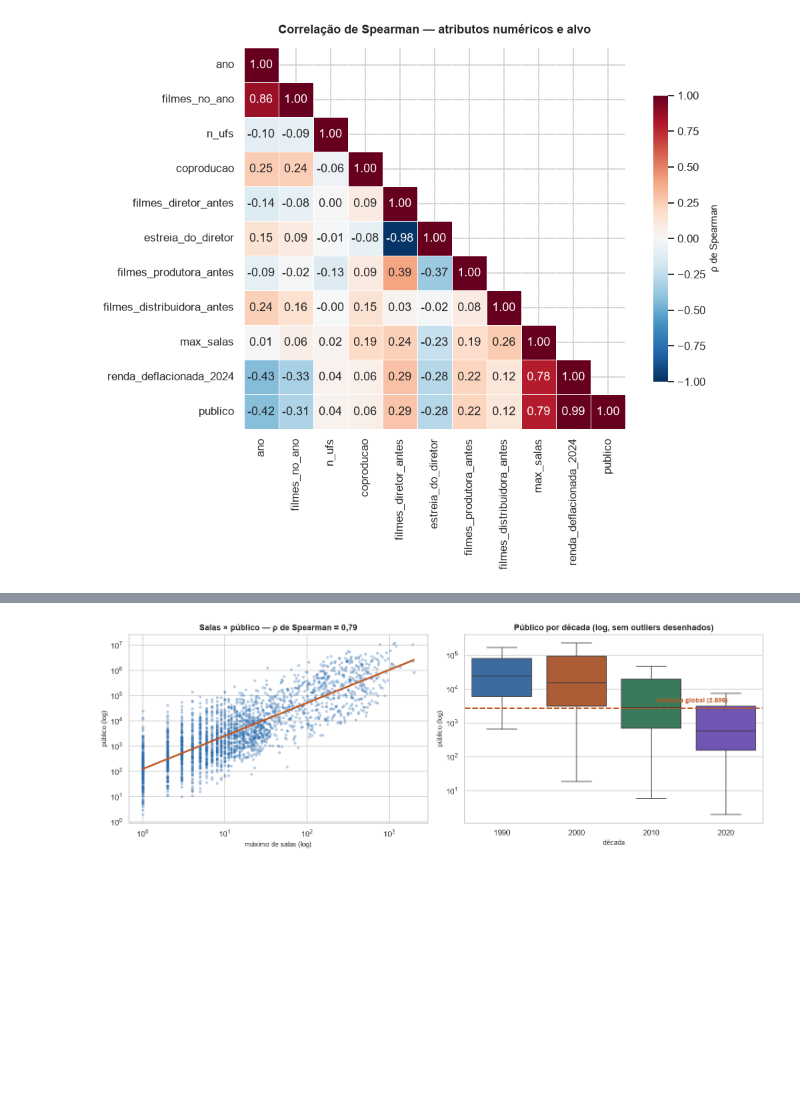
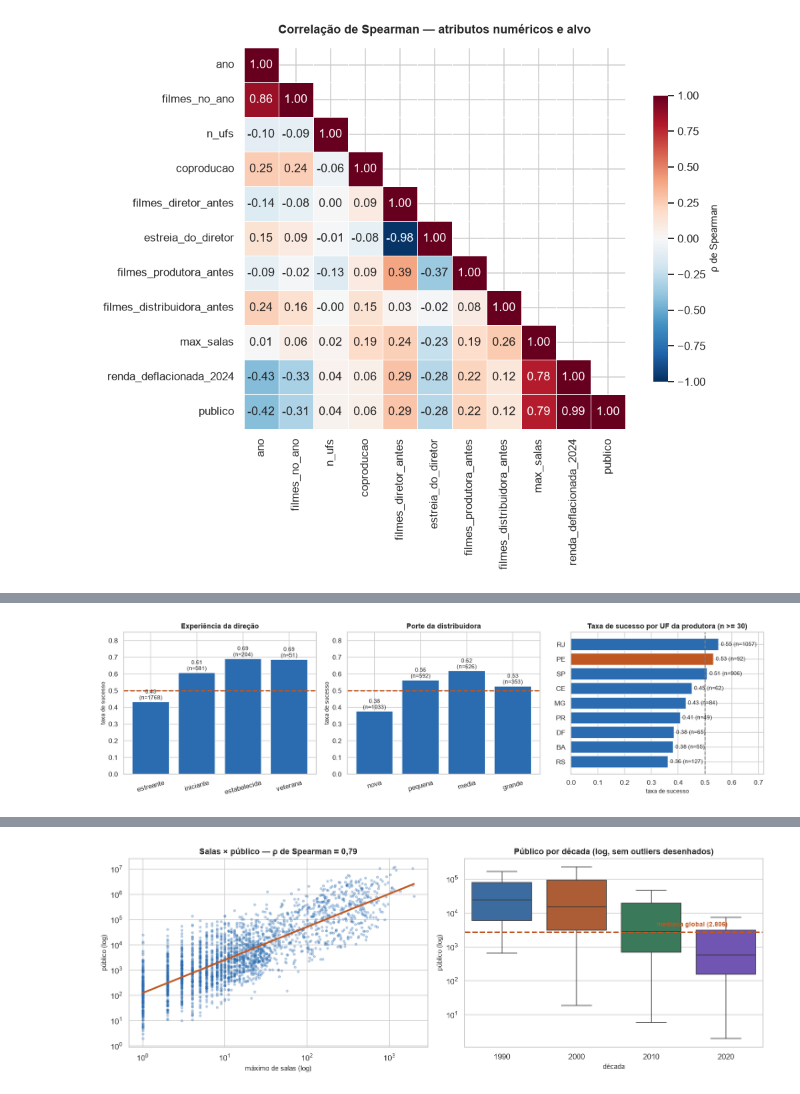
Before and after one commit to anaraque-l/bilheteria-cinema-brasileiro, a Jupyter notebook: notebooks/Entrega_1_Grupo_11_Ana_Laura,_Ana_Raquel_e_Laura_Virginia_(cinema).ipynb, the cells around one changed output, grey strips where cells are left out. Cells and saved outputs as stored; diff of their text form; code cells hidden in the pictures; blank space fills up the shorter version.

```diff
--- a/notebooks/Entrega_1_Grupo_11_Ana_Laura,_Ana_Raquel_e_Laura_Virginia_(cinema).ipynb
+++ b/notebooks/Entrega_1_Grupo_11_Ana_Laura,_Ana_Raquel_e_Laura_Virginia_(cinema).ipynb
@@ -709,0 +798,34 @@ a usar um modelo.
+# %%
+fig, axes = plt.subplots(1, 3, figsize=(15.5, 4.3))
+
+# As duas ordinais, desenhadas na ordem que elas tem.
+for eixo, col, titulo in [
+        (axes[0], "experiencia_da_direcao", "Experiência da direção"),
+        (axes[1], "porte_da_distribuidora", "Porte da distribuidora")]:
+    g = (b.groupby(col, observed=True)
+           .agg(taxa=(alvo, "mean"), n=("titulo", "size")))
+    eixo.bar(range(len(g)), g.taxa, color=COR)
+    eixo.axhline(.5, color=COR2, ls="--", lw=2)
+    eixo.set_xticks(range(len(g)))
+    eixo.set_xticklabels(g.index, rotation=15)
+    eixo.set_title(titulo)
+    eixo.set_ylabel("taxa de sucesso")
+    eixo.set_ylim(0, .85)
+    for i, (t, n) in enumerate(zip(g.taxa, g.n)):
+        eixo.text(i, t + .015, f"{t:.2f}\n(n={n})", ha="center", fontsize=9)
+
+# Dimensao regional: so UFs com amostra suficiente para nao virar ruido.
+u = (b.groupby("uf_maj").agg(taxa=(alvo, "mean"), n=("titulo", "size"))
+       .query("n >= 30").sort_values("taxa"))
+cores_uf = [COR2 if uf == "PE" else COR for uf in u.index]
+axes[2].barh(u.index, u.taxa, color=cores_uf)
+axes[2].axvline(.5, color="grey", ls="--", lw=1.5)
+axes[2].set_title("Taxa de sucesso por UF da produtora (n >= 30)")
+axes[2].set_xlabel("taxa de sucesso")
+for i, (t, n) in enumerate(zip(u.taxa, u.n)):
+    axes[2].text(t + .008, i, f"{t:.2f} (n={n})", va="center", fontsize=9)
+axes[2].set_xlim(0, .72)
+
+salvar(fig, "fig11-ordinais-e-regiao"); plt.show()
+# %% [output]
+[figure, added]
```
Also changed, not shown: parts of 4 cells of this notebook, 6 other files.
